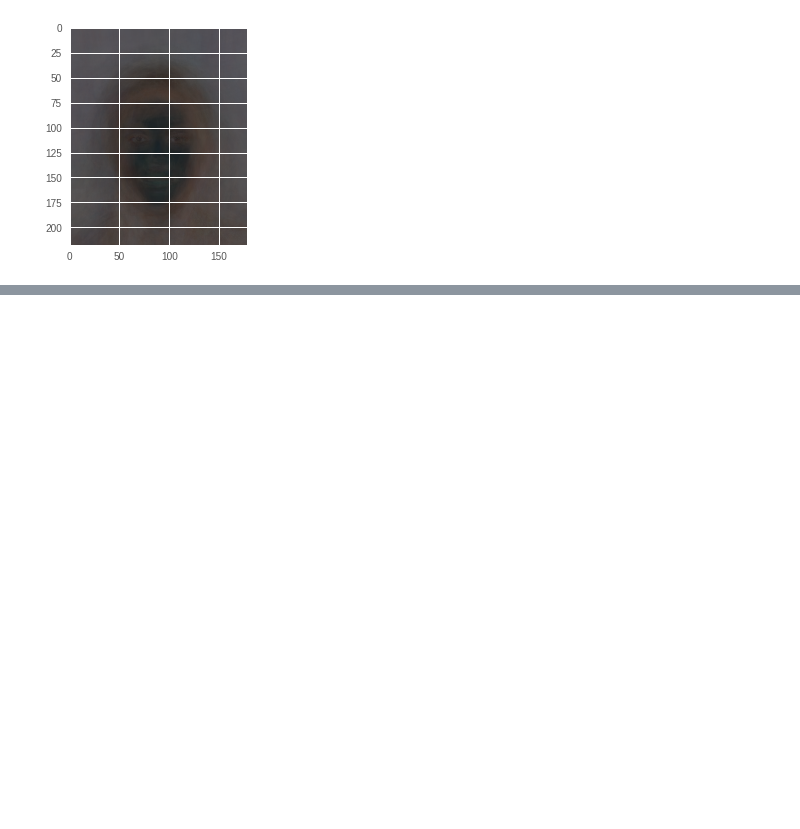
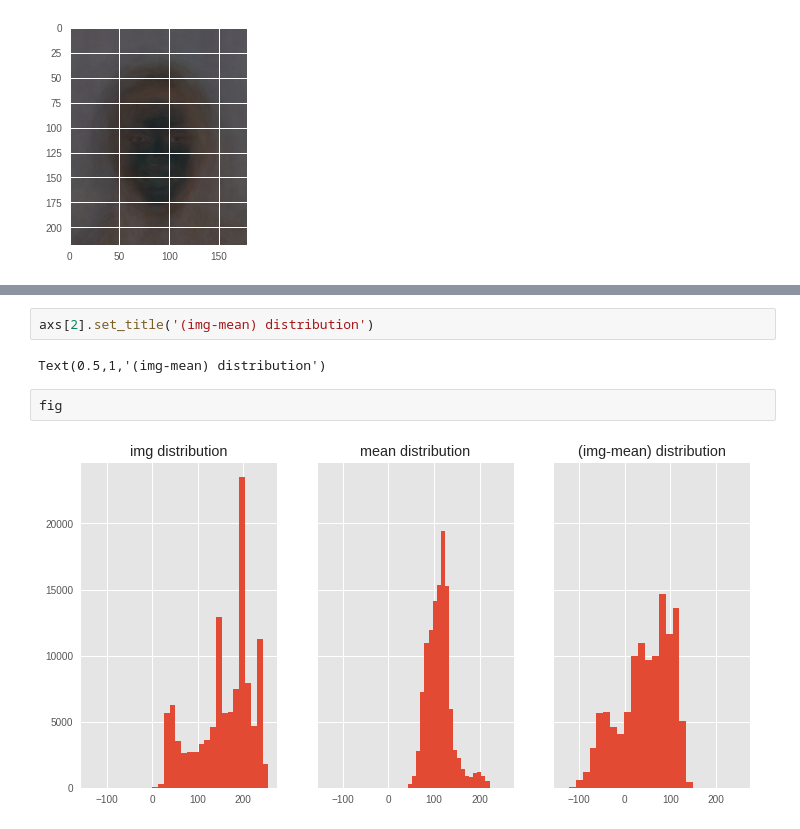
Before and after one commit to JacksonIsaac/kadenze-deeplearning-creative-applications, a Jupyter notebook: kadenze_1_Intro_to_Tensowflow.ipynb, the cells around one changed output, grey strips where cells are left out. Drawn from its saved outputs; the diff is of its cells as text; blank space fills up the shorter version.

```diff
--- a/kadenze_1_Intro_to_Tensowflow.ipynb
+++ b/kadenze_1_Intro_to_Tensowflow.ipynb
@@ -111,0 +190,8 @@ plt.imshow(std_img.astype(np.uint8))
+# %%
+axs[2].set_title('(img-mean) distribution')
+# %% [output]
+Text(0.5,1,'(img-mean) distribution')
+# %%
+fig
+# %% [output]
+[figure, added]
```
Also changed, not shown: parts of 11 cells of this notebook.
